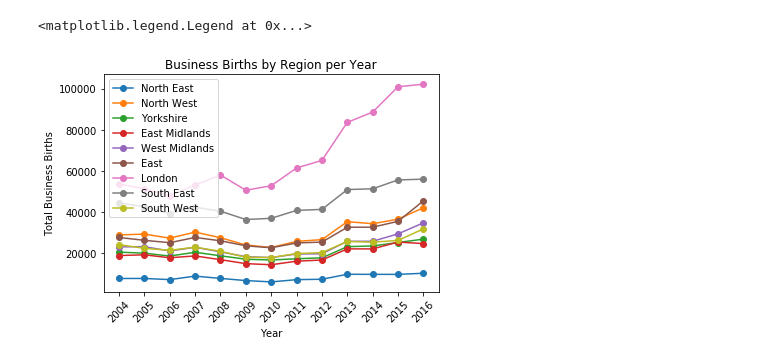
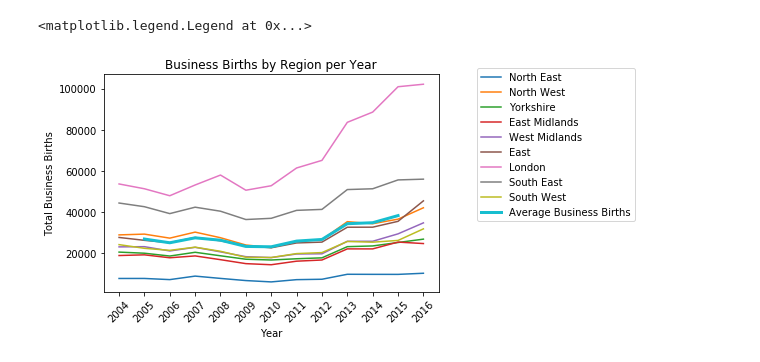
Before and after one commit to harper-data-mind/Project1, a Jupyter notebook: Jupyter Notebooks/BusinessDataRegion.ipynb, the cells around one changed output. Cells and saved outputs as stored; diff of their text form; code cells hidden in the pictures.

```diff
--- a/Jupyter Notebooks/BusinessDataRegion.ipynb
+++ b/Jupyter Notebooks/BusinessDataRegion.ipynb
@@ -168,6 +168,12 @@ region_business_data_all
 | 13 | WALES | 11525 | 10875 | 9760 | 9905 | 9220 | 8325 | 7505 | 8225 | 8270 | 11320 | ... |
 | 14 | SCOTLAND | 14375 | 16935 | 15070 | 18165 | 16225 | 14725 | 15530 | 16940 | 17385 | 21535 | ... |
 | 15 | NORTHERN IRELAND | 5730 | 5635 | 5580 | 5960 | 5655 | 3945 | 4590 | 3745 | 3935 | 4855 | ... |
+# %%
+mean_region_business_data = region_business_data_all.drop([0,1,2,3,13,14,15])
+mean_region_business_data_all = pd.DataFrame({"Years":mean_region_business_data.mean()})
+mean_region_business_data_all.reset_index(level=0, inplace=True)
+mean_region_business_data_all = mean_region_business_data_all.drop([0])
+# mean_region_business_data_all
 # %%
 # creating dataframe for only north east region
 north_east_business_births = pd.DataFrame({"Years":region_business_data_all.iloc[4]})
@@ -225,19 +237,20 @@ south_west_business_births = south_west_business_births.drop([0])
 # %%
 #plotting each regions business births into one single plot
-plt.plot(north_east_business_births["index"],north_east_business_births["Years"],marker="o", label="North East")
-plt.plot(north_west_business_births["index"],north_west_business_births["Years"],marker="o",label = "North West")
-plt.plot(yorkshire_business_births["index"],yorkshire_business_births["Years"],marker="o", label = "Yorkshire")
-plt.plot(east_midlands_business_births["index"],east_midlands_business_births["Years"],marker="o", label = "East Midlands")
-plt.plot(west_midlands_business_births["index"],west_midlands_business_births["Years"],marker="o", label = "West Midlands")
-plt.plot(east_business_births["index"],east_business_births["Years"],marker="o", label = "East")
-plt.plot(london_business_births["index"],london_business_births["Years"],marker="o", label = "London")
-plt.plot(south_east_business_births["index"],south_east_business_births["Years"],marker="o", label = "South East")
-plt.plot(south_west_business_births["index"],south_west_business_births["Years"],marker="o", label = "South West")
+plt.plot(north_east_business_births["index"],north_east_business_births["Years"], label="North East")
+plt.plot(north_west_business_births["index"],north_west_business_births["Years"],label = "North West")
+plt.plot(yorkshire_business_births["index"],yorkshire_business_births["Years"], label = "Yorkshire")
+plt.plot(east_midlands_business_births["index"],east_midlands_business_births["Years"], label = "East Midlands")
+plt.plot(west_midlands_business_births["index"],west_midlands_business_births["Years"], label = "West Midlands")
+plt.plot(east_business_births["index"],east_business_births["Years"], label = "East")
+plt.plot(london_business_births["index"],london_business_births["Years"], label = "London")
+plt.plot(south_east_business_births["index"],south_east_business_births["Years"],label = "South East")
+plt.plot(south_west_business_births["index"],south_west_business_births["Years"], label = "South West")
+plt.plot(mean_region_business_data_all["index"],mean_region_business_data_all["Years"],label="Average Business Births",linewidth=3)
 plt.xticks(rotation=45)
 plt.title("Business Births by Region per Year")
 plt.xlabel("Year")
 plt.ylabel("Total Business Births")
-plt.legend(loc="best")
+plt.legend(bbox_to_anchor=(1.1, 1.05))
 # %% [output]
 <matplotlib.legend.Legend at 0x...>
-[figure, old version]
+[figure, new version]
```
Also changed, not shown: parts of 5 cells of this notebook, 1 other file.
